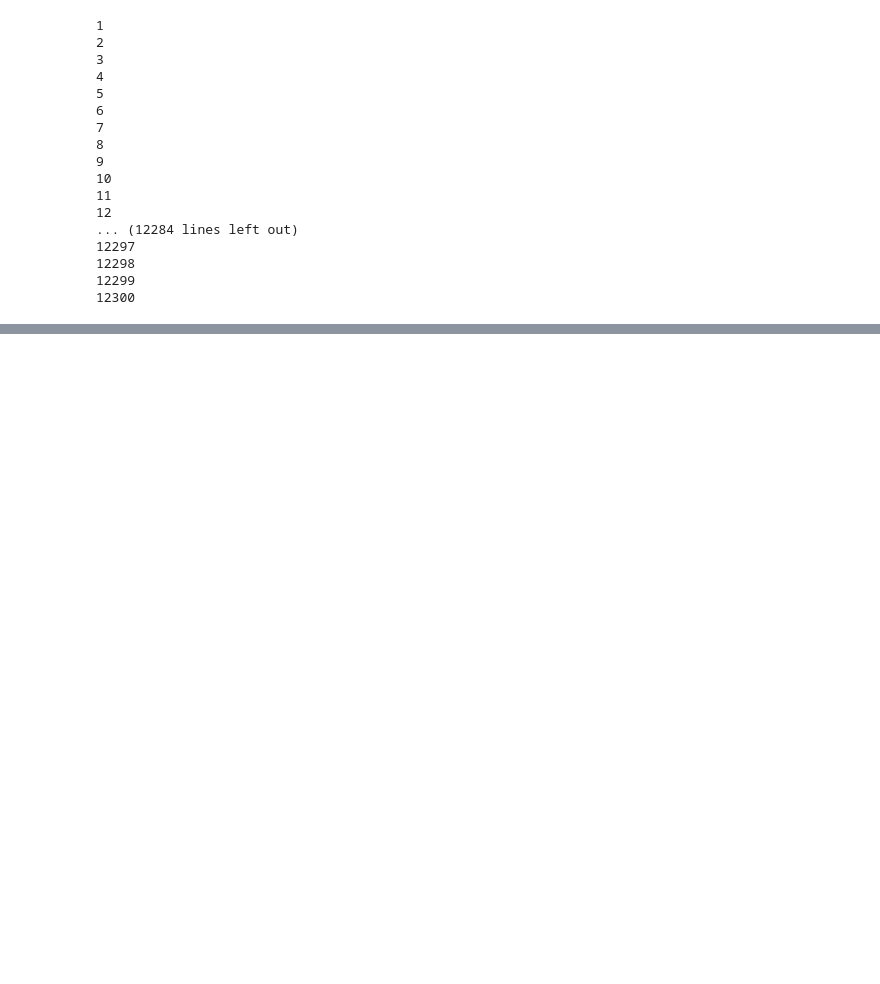
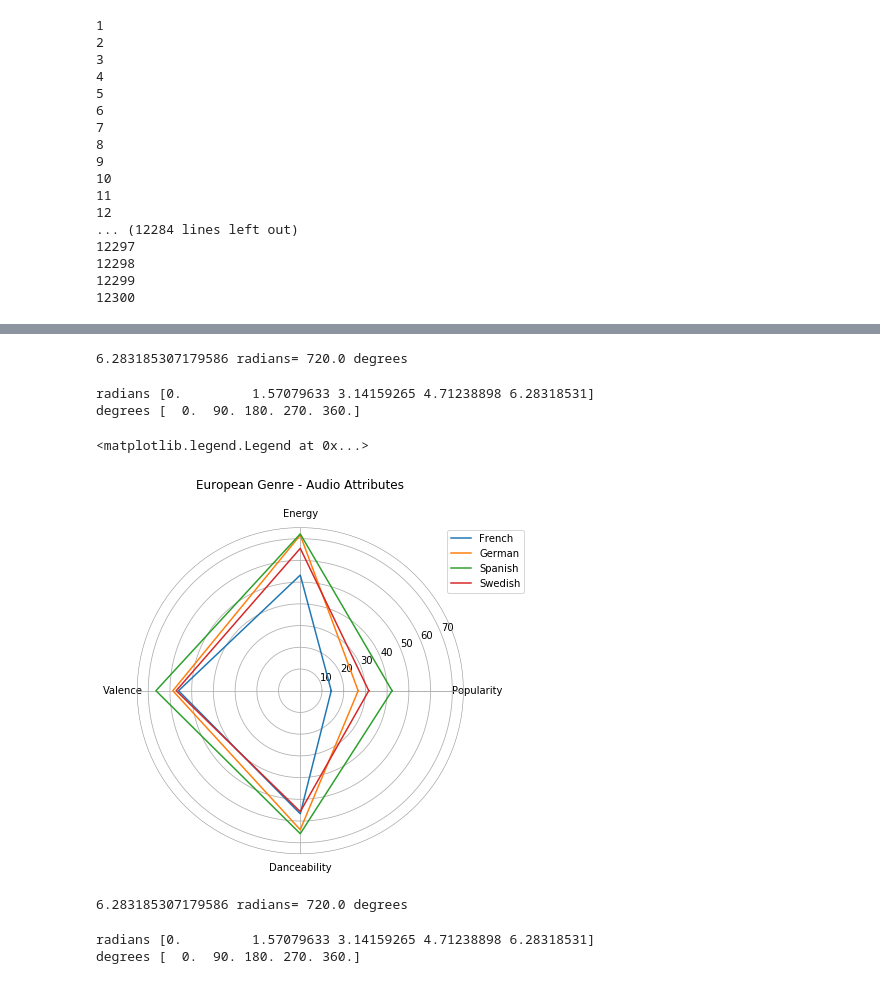
Before and after one commit to heesung80/Group_project_1, a Jupyter notebook: group_project/genre_random_will_edits.ipynb, the cells around one changed output, grey strips where cells are left out. Saved outputs shown, nothing was run; the diff lists cells and outputs as text; code cells hidden in the pictures; blank space fills up the shorter version.

Commit message:
Code update for charts
Code update for charts

```diff
--- a/group_project/genre_random_will_edits.ipynb
+++ b/group_project/genre_random_will_edits.ipynb
@@ -212,0 +295,55 @@ grouped_dataframe.mean()
+# %%
+# Audio features list
+audio_features = ["Popularity", "Energy", "Valence", "Danceability"]
+
+# List of all genre values for Popularity, Energy, Valence
+
+# OTHER bucket genres
+brazil_values = [28.42, 60.34, 61.69, 59.97]
+turkish = [26.61, 70.23, 59.10, 62.56]
+british_values = [39.99, 73.01, 56.9, 54.32]
+# %%
+# Fig w-1 - European Audio Features
+
+# EUROPEAN genres, containing values
+french = [14.26, 53.23, 56.05, 56.66]
+# Closing each radar shape by contatinating the first and last element of each shape.
+french = np.concatenate((french,[french[0]]))
+
+german = [26.65, 71.64, 58.68, 64.01]
+# Closing each radar shape by contatinating the first and last element of each shape.
+german = np.concatenate((german,[german[0]]))
+
+spanish = [42.25, 72.19, 66.47, 65.83]
+# Closing each radar shape by contatinating the first and last element of each shape.
+spanish = np.concatenate((spanish,[spanish[0]]))
+
+swedish = [31.53, 65.55, 57.13, 55.68]
+# Closing each radar shape by contatinating the first and last element of each shape.
+swedish = np.concatenate((swedish,[swedish[0]]))
+# %%
+# Calculating evenly-spaced angel coordinates. Using radians for the polar plot with 2 multipled by np pie
+label_placement = np.linspace(start=0, stop=2*np.pi, num=len(french))
+print(2*np.pi, 'radians=', 2*np.degrees(2*np.pi), 'degrees')
+# %% [output]
+6.283185307179586 radians= 720.0 degrees
+# %%
+print('radians', label_placement)
+print('degrees', np.degrees(label_placement))
+# %% [output]
+radians [0.         1.57079633 3.14159265 4.71238898 6.28318531]
+degrees [  0.  90. 180. 270. 360.]
+# %%
+plt.figure(figsize = (6,6))
+
+plt.subplot(polar=True)
+plt.plot(label_placement, french)
+plt.plot(label_placement, german)
+plt.plot(label_placement, spanish)
+plt.plot(label_placement, swedish)
+lines, labels = plt.thetagrids(np.degrees(label_placement), labels =audio_features)
+plt.title('European Genre - Audio Attributes', y=1.1)
+plt.legend(labels=['French', 'German', 'Spanish', 'Swedish'], loc=(0.95, 0.8))
+# %% [output]
+<matplotlib.legend.Legend at 0x...>
+[figure, added]
@@ -212,0 +377,11 @@ grouped_dataframe.mean()
+# %%
+label_placement = np.linspace(start=0, stop=2*np.pi, num=len(cantopop))
+print(2*np.pi, 'radians=', 2*np.degrees(2*np.pi), 'degrees')
+# %% [output]
+6.283185307179586 radians= 720.0 degrees
+# %%
+print('radians', label_placement)
+print('degrees', np.degrees(label_placement))
+# %% [output]
+radians [0.         1.57079633 3.14159265 4.71238898 6.28318531]
+degrees [  0.  90. 180. 270. 360.]
```
Also changed, not shown: parts of 9 cells of this notebook.
